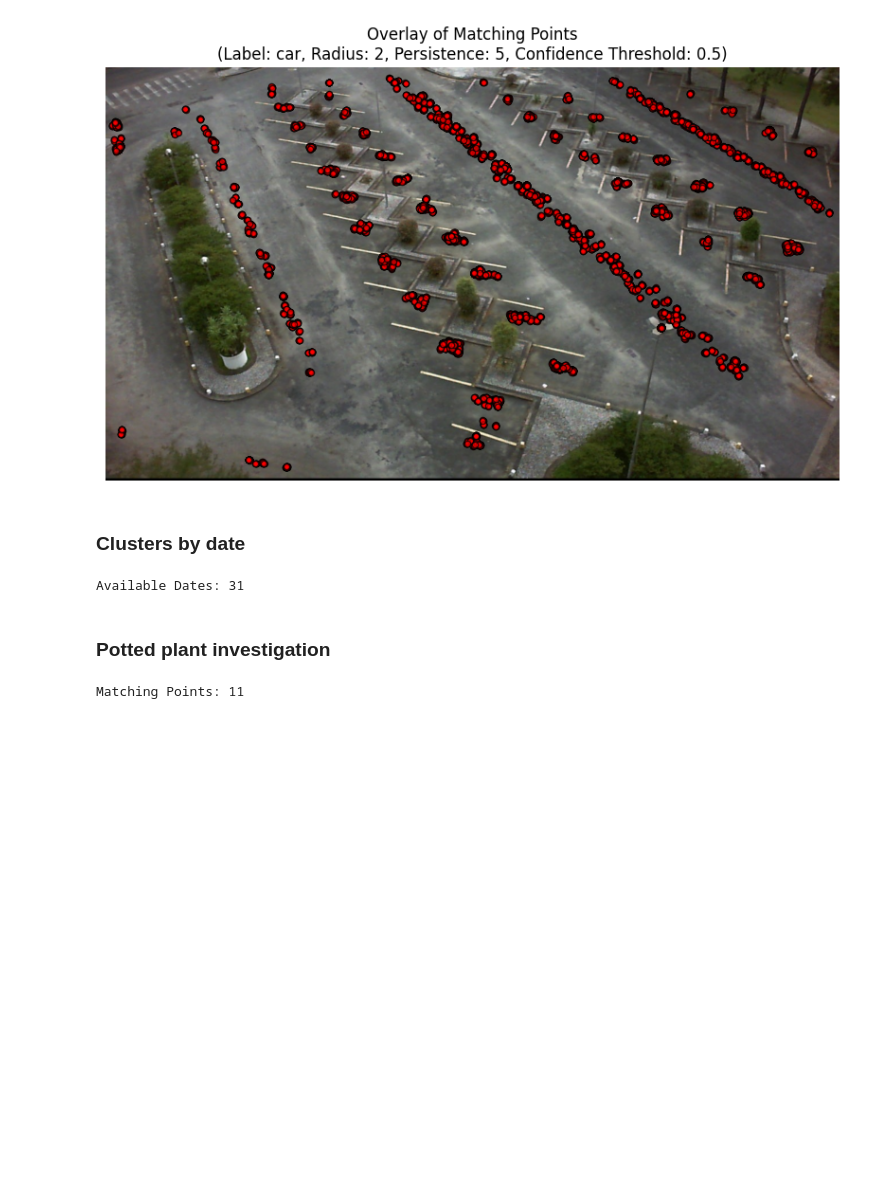
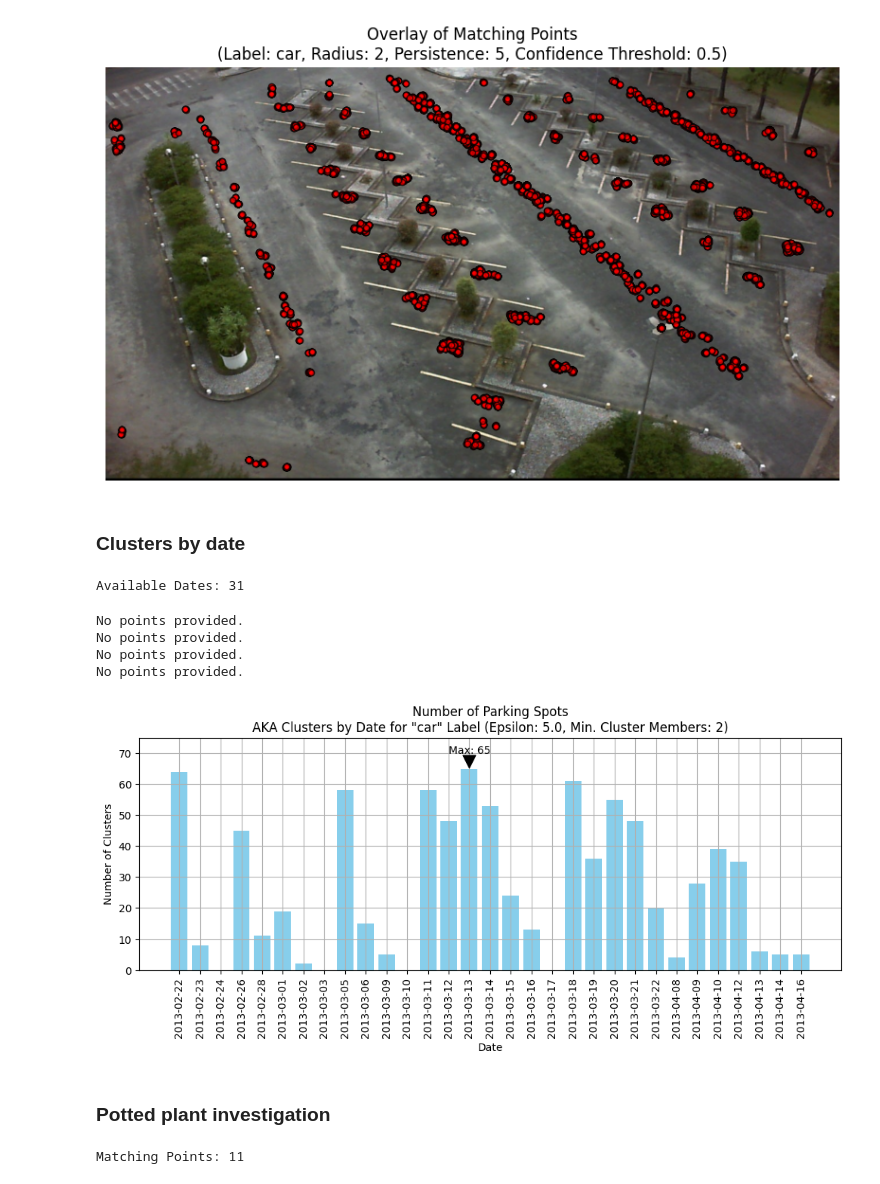
Before and after one commit to JohnAllanE/parking-lot-yolo, a Jupyter notebook: plot_bounding_boxes.ipynb, the cells around one changed output. Saved outputs shown, nothing was run; the diff lists cells and outputs as text; code cells hidden in the pictures; blank space fills up the shorter version.

Commit message:
update bounding boxes notebook

```diff
--- a/plot_bounding_boxes.ipynb
+++ b/plot_bounding_boxes.ipynb
@@ -379,15 +469,24 @@ print("Available Dates:", len(dates))
 # %% [output]
 Available Dates: 31
 # %%
-label = "car"
-confidence_threshold = 0.5
-radius = 2
-persistence = 3
 background_image_path = "aligned_images/ufpr05_template_matching/2013-02-24_09_05_03.jpg"
 
+num_clusters_by_date = {}
 for date in dates:
-    matching_points, points_by_frame = process_json_data(bounding_box_infos, label, confidence_threshold, radius, min_persistence=persistence, target_date=date)
-    #print(f"Date: {date}, Matching Points: {len(matching_points)}")
+    matching_points, points_by_frame = process_json_data(bounding_box_infos,
+                                                         label = 'car',
+                                                         confidence_threshold = 0.6,
+                                                         radius = 2,
+                                                         min_persistence = 3,
+                                                         target_date=date)
+
+    #count clusters
+    epsilon = 5.0  # Maximum distance between points in a cluster
+    min_samples = 2  # Minimum points to form a cluster
+
+    num_clusters, labels = count_clusters(matching_points, eps=epsilon, min_samples=min_samples)
+    cluster_properties = compute_cluster_properties(matching_points, labels)
+    #print(f"Date: {date}, cluster_properties: {cluster_properties}")
 
     plot_matching_points_overlay(background_image_path,
                                  matching_points,
@@ -395,9 +494,42 @@ for date in dates:
                                  persistence,
                                  label,
                                  confidence_threshold,
-                                 save_image_path=False,
+                                 save_image_path=False, #f"points_by_date/clustered_{date}.png",
                                  show_image=False,
-                                 date=date)
+                                 date=date,
+                                 cluster_properties=cluster_properties)
+    num_clusters_by_date[date] = len(cluster_properties)
+# %% [output]
+No points provided.
+No points provided.
+No points provided.
+No points provided.
+# %%
+#Plot the number of clusters by date
+dates_sorted = sorted(num_clusters_by_date.keys())
+cluster_counts = [num_clusters_by_date[date] for date in dates_sorted]
+plt.figure(figsize=(12, 4))
+plt.bar(dates_sorted, cluster_counts, color='skyblue')
+plt.xticks(rotation=90)
+#Annotate the maximum bar
+max_clusters = max(cluster_counts)
+max_date = dates_sorted[cluster_counts.index(max_clusters)]
+plt.annotate(
+    f'Max: {max_clusters}',
+    xy=(max_date, max_clusters),
+    xytext=(max_date, max_clusters + 5),  # Offset the text higher above the arrow
+    arrowprops=dict(facecolor='black', shrink=0.05),
+    ha='center'
+)
+#y axis limit
+plt.ylim(0, max_clusters + 10)
+plt.title(f"Number of Parking Spots\nAKA Clusters by Date for \"{label}\" Label (Epsilon: {epsilon}, Min. Cluster Members: {min_samples})")
+plt.xlabel("Date")
+plt.ylabel("Number of Clusters")
+plt.grid(True)
+plt.show()
+# %% [output]
+[figure, added]
 # %% [markdown]
 ### Potted plant investigation
 # %%
```
Also changed, not shown: parts of 2 cells of this notebook.
